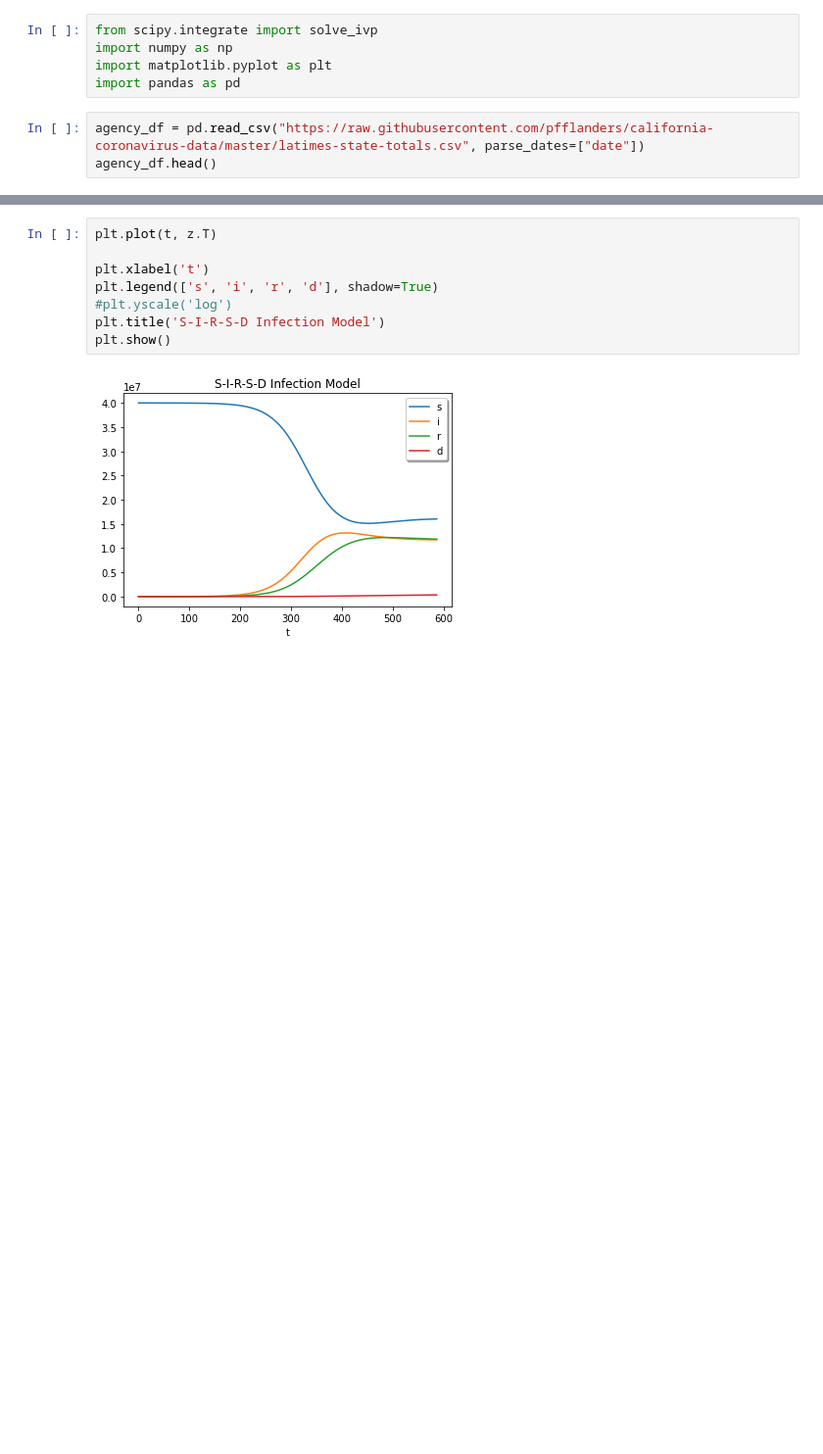
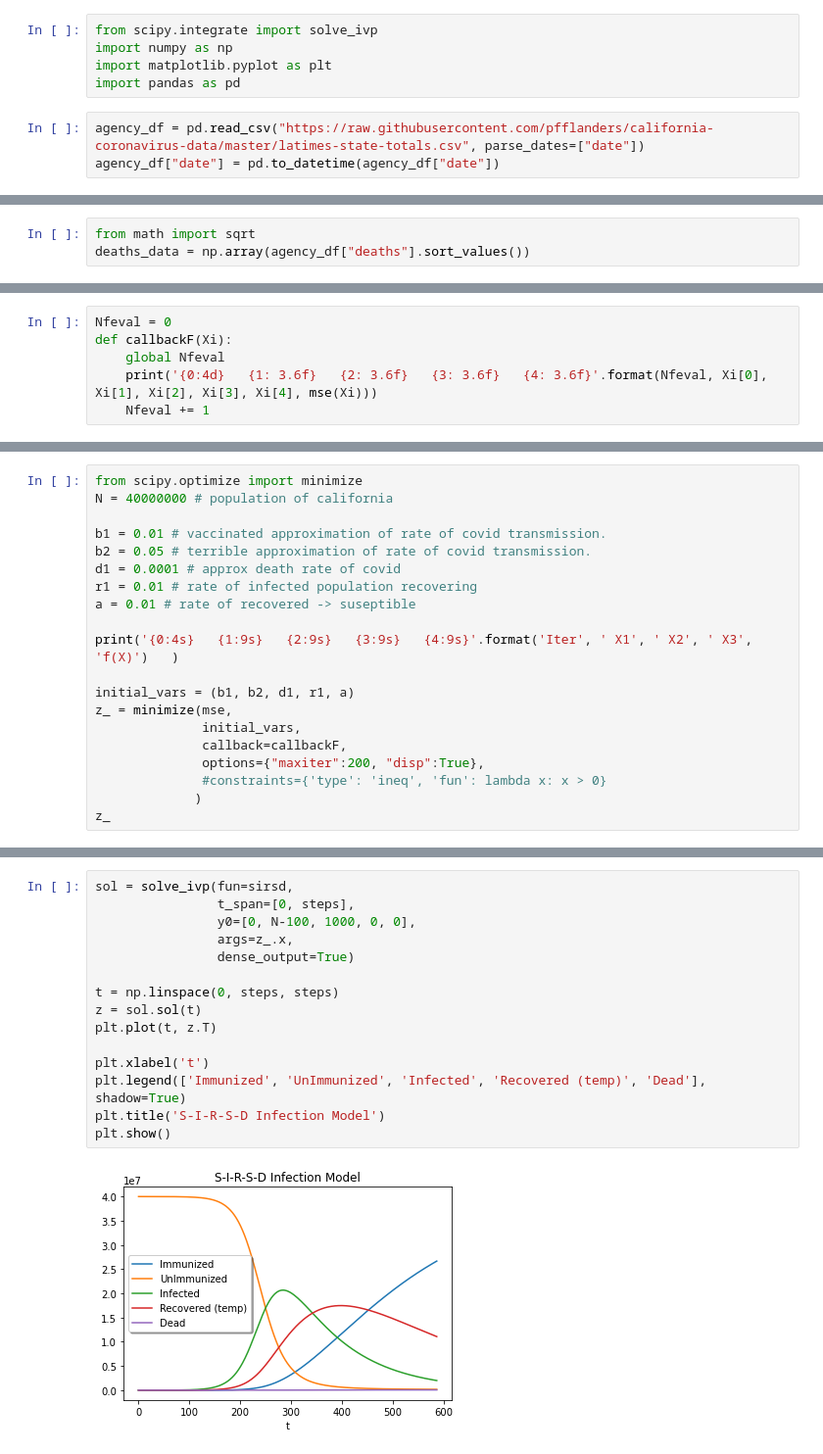
Before and after one commit to pfflanders/Math142CovidCA, a Jupyter notebook: solver.ipynb, the cells around one changed output, grey strips where cells are left out. Shown at 98% size. Saved outputs shown, nothing was run; the diff lists cells and outputs as text; blank space fills up the shorter version.

```diff
--- a/solver.ipynb
+++ b/solver.ipynb
@@ -23,4 +36,4 @@ import matplotlib.pyplot as plt
 import pandas as pd
 # %%
 agency_df = pd.read_csv("https://raw.githubusercontent.com/pfflanders/california-coronavirus-data/master/latimes-state-totals.csv", parse_dates=["date"])
-agency_df.head()
+agency_df["date"] = pd.to_datetime(agency_df["date"])
@@ -70,0 +154,3 @@ z = sol.sol(t)
+# %%
+from math import sqrt
+deaths_data = np.array(agency_df["deaths"].sort_values())
@@ -70,0 +183,6 @@ z = sol.sol(t)
+# %%
+Nfeval = 0
+def callbackF(Xi):
+    global Nfeval
+    print('{0:4d}   {1: 3.6f}   {2: 3.6f}   {3: 3.6f}   {4: 3.6f}'.format(Nfeval, Xi[0], Xi[1], Xi[2], Xi[3], Xi[4], mse(Xi)))
+    Nfeval += 1
@@ -70,0 +192,20 @@ z = sol.sol(t)
+# %%
+from scipy.optimize import minimize
+N = 40000000 # population of california
+
+b1 = 0.01 # vaccinated approximation of rate of covid transmission.
+b2 = 0.05 # terrible approximation of rate of covid transmission.
+d1 = 0.0001 # approx death rate of covid
+r1 = 0.01 # rate of infected population recovering
+a = 0.01 # rate of recovered -> suseptible
+
+print('{0:4s}   {1:9s}   {2:9s}   {3:9s}   {4:9s}'.format('Iter', ' X1', ' X2', ' X3', 'f(X)')   )
+
+initial_vars = (b1, b2, d1, r1, a)
+z_ = minimize(mse,
+              initial_vars,
+              callback=callbackF,
+              options={"maxiter":200, "disp":True},
+              #constraints={'type': 'ineq', 'fun': lambda x: x > 0}
+             )
+z_
@@ -71,10 +246,17 @@ z = sol.sol(t)
 # %%
+sol = solve_ivp(fun=sirsd,
+                t_span=[0, steps],
+                y0=[0, N-100, 1000, 0, 0],
+                args=z_.x,
+                dense_output=True)
+
+t = np.linspace(0, steps, steps)
+z = sol.sol(t)
 plt.plot(t, z.T)
 
 plt.xlabel('t')
-plt.legend(['s', 'i', 'r', 'd'], shadow=True)
-#plt.yscale('log')
+plt.legend(['Immunized', 'UnImmunized', 'Infected', 'Recovered (temp)', 'Dead'], shadow=True)
 plt.title('S-I-R-S-D Infection Model')
 plt.show()
 # %% [output]
-[figure, old version]
+[figure, new version]
```
Also changed, not shown: parts of 21 cells of this notebook.
